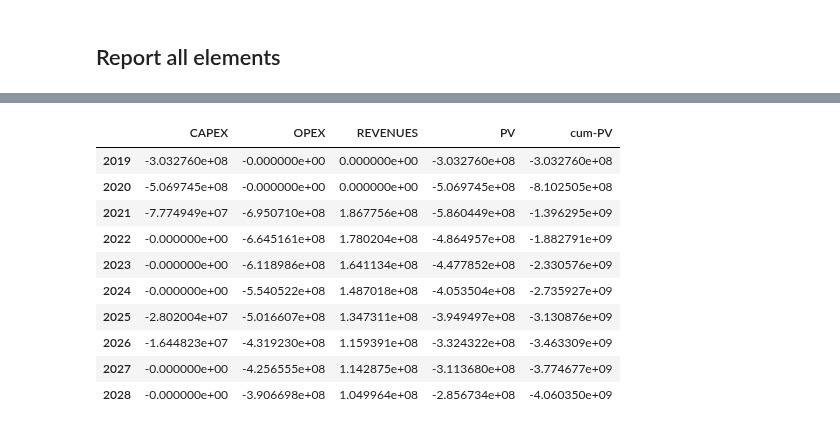
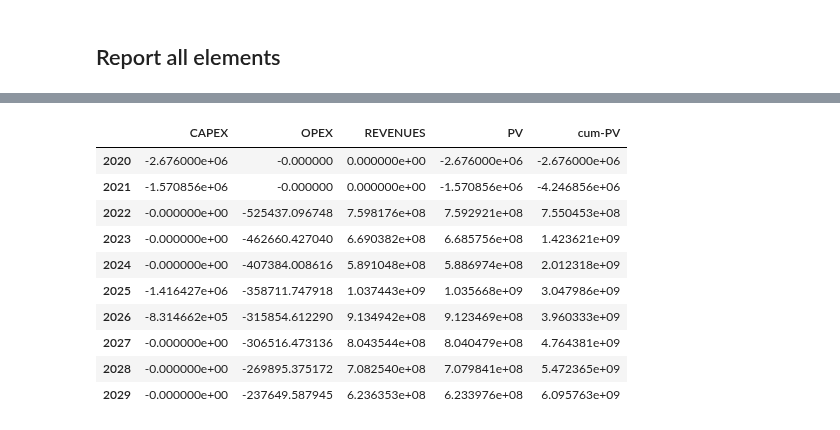
Before and after one commit to TUDelft-CITG/OpenTISim, a Jupyter notebook: notebooks/Example 02 - Hydrogen terminal example.ipynb, the cells around one changed output, grey strips where cells are left out. Drawn from its saved outputs; the diff is of its cells as text; code cells hidden in the pictures.

```diff
--- a/notebooks/Example 02 - Hydrogen terminal example.ipynb
+++ b/notebooks/Example 02 - Hydrogen terminal example.ipynb
@@ -22,2 +19,6 @@ lifecycle = 10
+# %%
+startyear = 2020
+lifecycle = 10
+years = list(range(startyear, startyear + lifecycle))
 # %% [markdown]
 ## 0.1 Generate demand forecast scenario
@@ -103 +59,19 @@ Terminal = hydrogen_system.System(startyear = startyear,
+# %%
+Terminal = opentisim.liquidbulk.System(
+    startyear=startyear,
+    lifecycle=lifecycle,
+    elements=[lhydrogen] + vessels,
+    operational_hours=16 * 365,
+    terminal_supply_chain={'berth_jetty'},#'pipeline_jetty_-_terminal' , 'storage'}, #, 'mch_2_h2_retrieval'},
+                           #'pipeline_terminal_-_hinterland'},
+    debug=False,
+    commodity_type_defaults=opentisim.liquidbulk.commodity_lhydrogen_data,
+    storage_type_defaults=opentisim.liquidbulk.storage_lh2_data,
+    kendall='E2/E2/n',
+    allowable_waiting_service_time_ratio_berth=0.3,
+    h2retrieval_type_defaults=opentisim.liquidbulk.h2retrieval_lh2_data)
+
+Terminal.modelframe = list(range(startyear, startyear + lifecycle))
+Terminal.revenues = []
+Terminal.demurrage = []
 # %%
@@ -221,3 +122,16 @@ if True:
-# %%
-# add cash flow information for each of the Terminal elements
-cash_flows, cash_flows_WACC_real = core.add_cashflow_elements(Terminal, hydrogen_objects.Labour(**hydrogen_defaults.labour_data))
+# %%
+# add cash flow information for each of the Terminal elements
+Labour = opentisim.liquidbulk.Labour(**opentisim.liquidbulk.labour_data)
+cash_flows, cash_flows_WACC_real = core.add_cashflow_elements(Terminal, Labour)
+#print(cash_flows)
+year = 2025
+
+mask = cash_flows['year'] == year
+if mask.any():
+    capex = cash_flows.loc[mask, ['capex']]
+    opex = cash_flows.loc[mask, ['maintenance', 'insurance', 'energy', 'demurrage', 'fuel', 'labour']]
+    revenues = cash_flows.loc[mask, ['revenues']]
+
+print(capex.values[0])
+print(sum(opex.values[0]))
+print(revenues.values[0])
@@ -232,14 +150,14 @@ plot.cashflow_plot(Terminal, cash_flows_WACC_real, title='Cash flow plot (WACC r
 # %%
-core.NPV(Terminal, hydrogen_objects.Labour(**hydrogen_defaults.labour_data))
+core.NPV(Terminal, Labour)
 # %% [output]
 |  | CAPEX | OPEX | REVENUES | PV | cum-PV |
-| 2019 | -3.032760e+08 | -0.000000e+00 | 0.000000e+00 | -3.032760e+08 | -3.032760e+08 |
-| 2020 | -5.069745e+08 | -0.000000e+00 | 0.000000e+00 | -5.069745e+08 | -8.102505e+08 |
-| 2021 | -7.774949e+07 | -6.950710e+08 | 1.867756e+08 | -5.860449e+08 | -1.396295e+09 |
-| 2022 | -0.000000e+00 | -6.645161e+08 | 1.780204e+08 | -4.864957e+08 | -1.882791e+09 |
-| 2023 | -0.000000e+00 | -6.118986e+08 | 1.641134e+08 | -4.477852e+08 | -2.330576e+09 |
-| 2024 | -0.000000e+00 | -5.540522e+08 | 1.487018e+08 | -4.053504e+08 | -2.735927e+09 |
-| 2025 | -2.802004e+07 | -5.016607e+08 | 1.347311e+08 | -3.949497e+08 | -3.130876e+09 |
-| 2026 | -1.644823e+07 | -4.319230e+08 | 1.159391e+08 | -3.324322e+08 | -3.463309e+09 |
-| 2027 | -0.000000e+00 | -4.256555e+08 | 1.142875e+08 | -3.113680e+08 | -3.774677e+09 |
-| 2028 | -0.000000e+00 | -3.906698e+08 | 1.049964e+08 | -2.856734e+08 | -4.060350e+09 |
+| 2020 | -2.676000e+06 | -0.000000 | 0.000000e+00 | -2.676000e+06 | -2.676000e+06 |
+| 2021 | -1.570856e+06 | -0.000000 | 0.000000e+00 | -1.570856e+06 | -4.246856e+06 |
+| 2022 | -0.000000e+00 | -525437.096748 | 7.598176e+08 | 7.592921e+08 | 7.550453e+08 |
+| 2023 | -0.000000e+00 | -462660.427040 | 6.690382e+08 | 6.685756e+08 | 1.423621e+09 |
+| 2024 | -0.000000e+00 | -407384.008616 | 5.891048e+08 | 5.886974e+08 | 2.012318e+09 |
+| 2025 | -1.416427e+06 | -358711.747918 | 1.037443e+09 | 1.035668e+09 | 3.047986e+09 |
+| 2026 | -8.314662e+05 | -315854.612290 | 9.134942e+08 | 9.123469e+08 | 3.960333e+09 |
+| 2027 | -0.000000e+00 | -306516.473136 | 8.043544e+08 | 8.040479e+08 | 4.764381e+09 |
+| 2028 | -0.000000e+00 | -269895.375172 | 7.082540e+08 | 7.079841e+08 | 5.472365e+09 |
+| 2029 | -0.000000e+00 | -237649.587945 | 6.236353e+08 | 6.233976e+08 | 6.095763e+09 |
```
Also changed, not shown: parts of 18 cells of this notebook, 4 other files.
